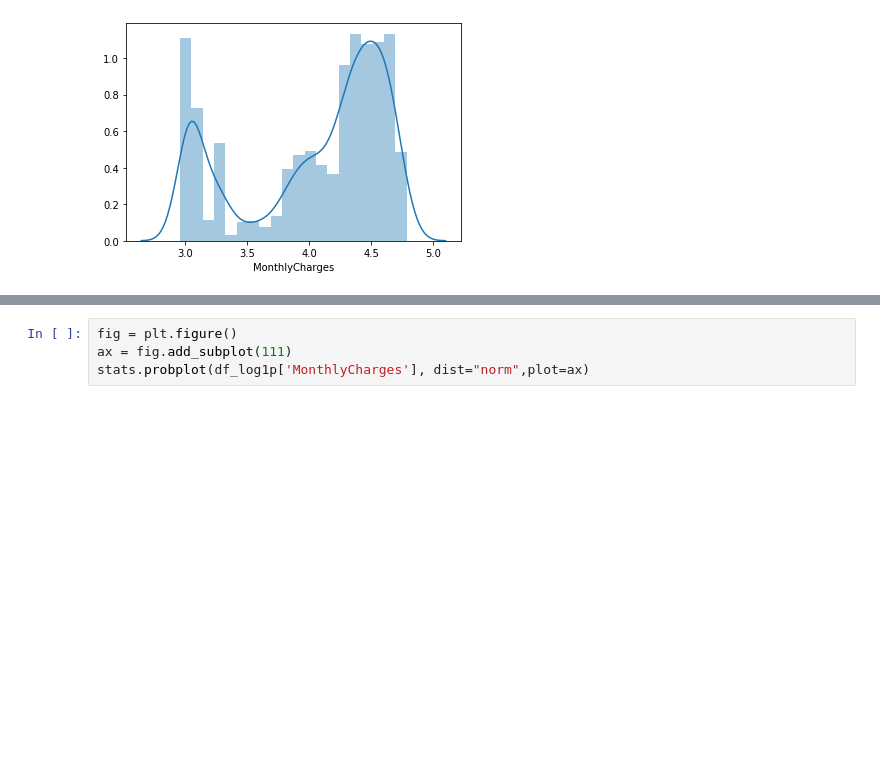
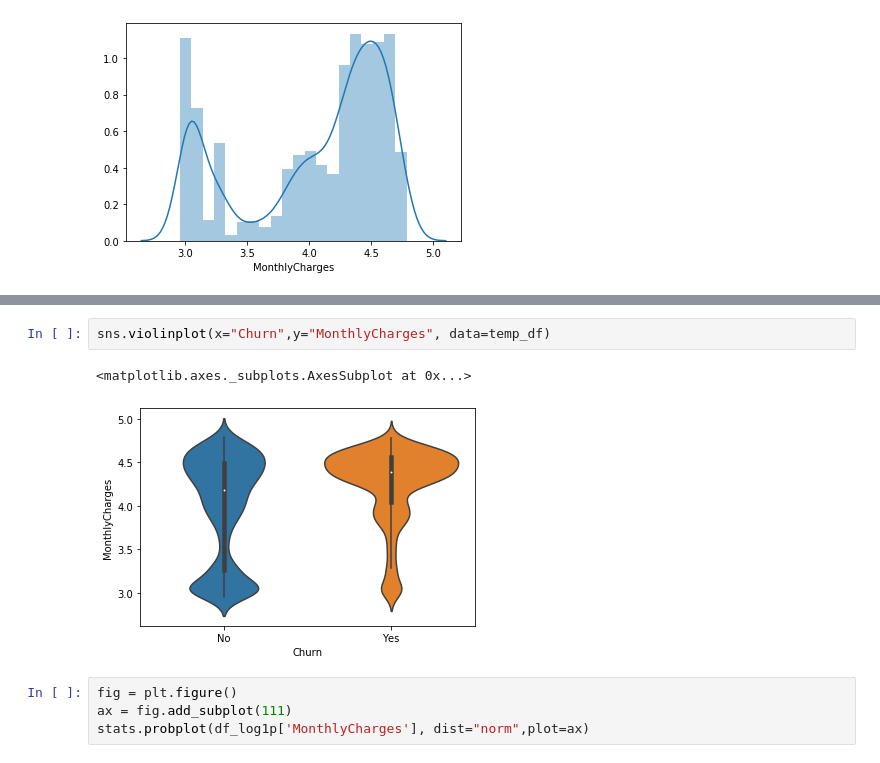
Before and after one commit to haythemmz/churn_prediction, a Jupyter notebook: EDA.ipynb, the cells around one changed output, grey strips where cells are left out. Saved outputs shown, nothing was run; the diff lists cells and outputs as text; blank space fills up the shorter version.

```diff
--- a/EDA.ipynb
+++ b/EDA.ipynb
@@ -422,3 +414,8 @@ sns.distplot(df_log1p['MonthlyCharges'])
+# %%
+sns.violinplot(x="Churn",y="MonthlyCharges", data=temp_df)
+# %% [output]
+<matplotlib.axes._subplots.AxesSubplot at 0x...>
+[figure, added]
 # %%
 fig = plt.figure()
 ax = fig.add_subplot(111)
```
Also changed, not shown: parts of 31 cells of this notebook.
